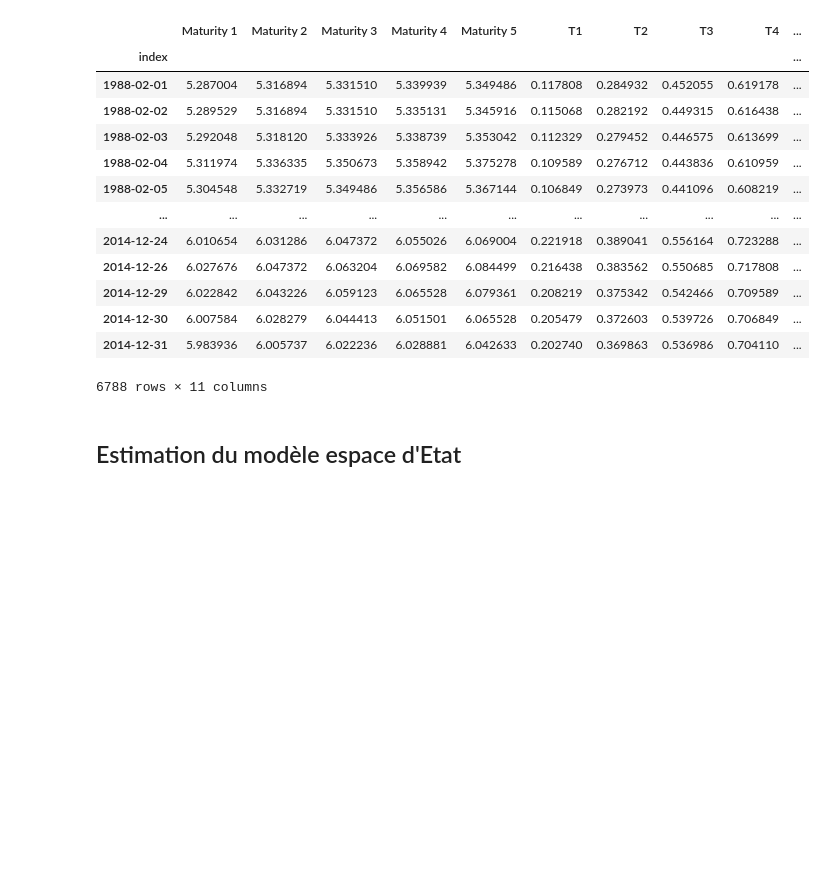
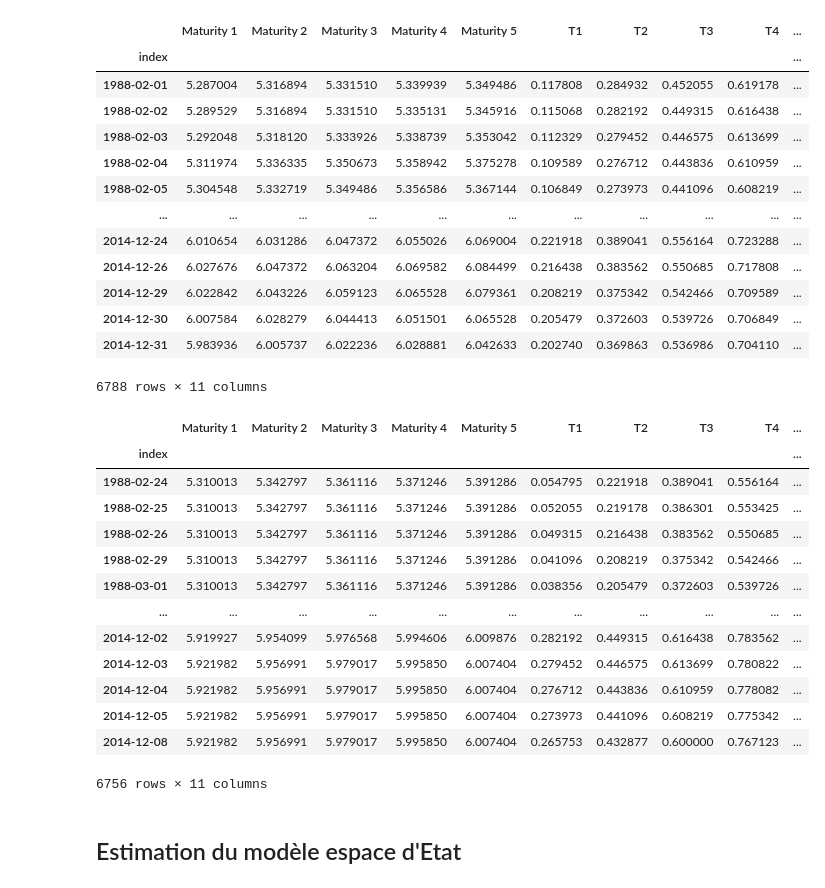
Before and after one commit to NaimLehbiben/Gestion-Quantitative, a Jupyter notebook: notebook.ipynb, the cells around one changed output. Drawn from its saved outputs; the diff is of its cells as text; code cells hidden in the pictures; blank space fills up the shorter version.

```diff
--- a/notebook.ipynb
+++ b/notebook.ipynb
@@ -128,3 +126,51 @@ See the caveats in the documentation: https://pandas.pydata.org/pandas-docs/stab
 | 2014-12-30 | 6.007584 | 6.028279 | 6.044413 | 6.051501 | 6.065528 | 0.205479 | 0.372603 | 0.539726 | 0.706849 | ... |
 | 2014-12-31 | 5.983936 | 6.005737 | 6.022236 | 6.028881 | 6.042633 | 0.202740 | 0.369863 | 0.536986 | 0.704110 | ... |
 6788 rows × 11 columns
+# %%
+from src.model.wavelet import apply_wavelet_decomposition, threshold_coeffs, reconstruct_signal_from_coeffs
+
+
+# Calculer le seuil universel basé sur l'écart absolu médian (MAD)
+def calculate_universal_threshold(coeffs, data_length):
+    sigma_mad = np.median(np.abs(coeffs[-1])) / 0.6745
+    threshold = np.sqrt(2 * sigma_mad**2 * np.log(data_length))
+    return threshold
+
+# Enlever les 16 premières et 16 dernières lignes pour éviter les effets de bord
+df_filtered = df.iloc[16:-16].copy()
+
+# Initialiser un nouveau dataframe pour les données filtrées
+filtered_maturities = pd.DataFrame(index=df_filtered.index)
+
+# Appliquer les transformations par ondelettes uniquement sur les colonnes de maturité
+maturity_columns = [f'Maturity {i}' for i in range(1, 6)]
+for col in maturity_columns:
+    data = df_filtered[col].values
+    coeffs = apply_wavelet_decomposition(data)
+    threshold = calculate_universal_threshold(coeffs, len(data))
+    thresholded_coeffs = threshold_coeffs(coeffs, threshold)
+    filtered_data = reconstruct_signal_from_coeffs(thresholded_coeffs)
+
+    # Ajouter les données filtrées au nouveau dataframe
+    filtered_maturities[col] = filtered_data
+
+# Fusionner les colonnes filtrées avec les colonnes T1, T2, T3, T4, T5 et t
+filtered_df = pd.concat([filtered_maturities, df_filtered[['T1', 'T2', 'T3', 'T4', 'T5', 't']]], axis=1)
+
+# Afficher le dataframe filtré
+filtered_df
+# %% [output]
+|  | Maturity 1 | Maturity 2 | Maturity 3 | Maturity 4 | Maturity 5 | T1 | T2 | T3 | T4 | ... |
+| index |  |  |  |  |  |  |  |  |  | ... |
+| 1988-02-24 | 5.310013 | 5.342797 | 5.361116 | 5.371246 | 5.391286 | 0.054795 | 0.221918 | 0.389041 | 0.556164 | ... |
+| 1988-02-25 | 5.310013 | 5.342797 | 5.361116 | 5.371246 | 5.391286 | 0.052055 | 0.219178 | 0.386301 | 0.553425 | ... |
+| 1988-02-26 | 5.310013 | 5.342797 | 5.361116 | 5.371246 | 5.391286 | 0.049315 | 0.216438 | 0.383562 | 0.550685 | ... |
+| 1988-02-29 | 5.310013 | 5.342797 | 5.361116 | 5.371246 | 5.391286 | 0.041096 | 0.208219 | 0.375342 | 0.542466 | ... |
+| 1988-03-01 | 5.310013 | 5.342797 | 5.361116 | 5.371246 | 5.391286 | 0.038356 | 0.205479 | 0.372603 | 0.539726 | ... |
+| ... | ... | ... | ... | ... | ... | ... | ... | ... | ... | ... |
+| 2014-12-02 | 5.919927 | 5.954099 | 5.976568 | 5.994606 | 6.009876 | 0.282192 | 0.449315 | 0.616438 | 0.783562 | ... |
+| 2014-12-03 | 5.921982 | 5.956991 | 5.979017 | 5.995850 | 6.007404 | 0.279452 | 0.446575 | 0.613699 | 0.780822 | ... |
+| 2014-12-04 | 5.921982 | 5.956991 | 5.979017 | 5.995850 | 6.007404 | 0.276712 | 0.443836 | 0.610959 | 0.778082 | ... |
+| 2014-12-05 | 5.921982 | 5.956991 | 5.979017 | 5.995850 | 6.007404 | 0.273973 | 0.441096 | 0.608219 | 0.775342 | ... |
+| 2014-12-08 | 5.921982 | 5.956991 | 5.979017 | 5.995850 | 6.007404 | 0.265753 | 0.432877 | 0.600000 | 0.767123 | ... |
+6756 rows × 11 columns
```
Also changed, not shown: parts of 6 cells of this notebook, 2 other files.
